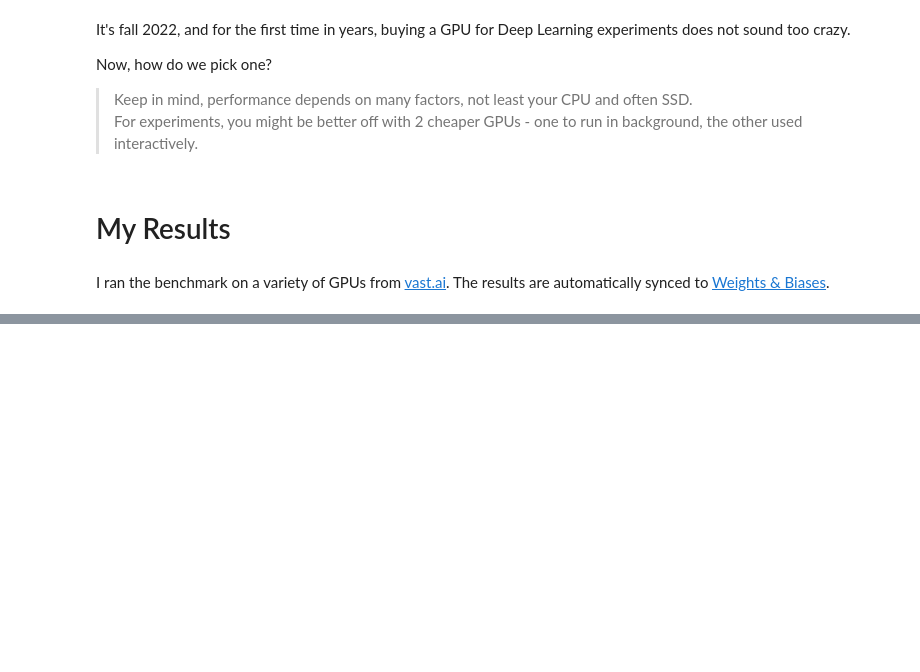
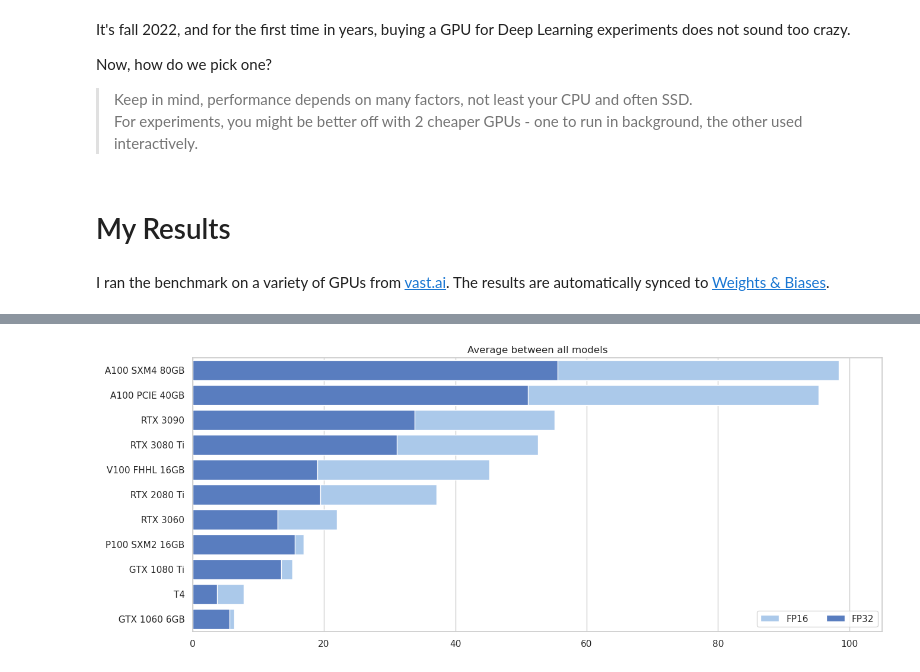
Before and after one commit to xl0/ready-steady-go, a Jupyter notebook: nbs/index.ipynb, the cells around one changed output, grey strips where cells are left out. Cells and saved outputs as stored; diff of their text form; code cells hidden in the pictures; blank space fills up the shorter version.

```diff
--- a/nbs/index.ipynb
+++ b/nbs/index.ipynb
@@ -88,0 +89,34 @@ for model in df.model.unique():
+# %%
+# |code-fold: true
+# |code-summary: "Average"
+# |eval: false
+
+f, ax = plt.subplots(figsize=(15, 6))
+
+tops = df.loc[max_bs_idx].sort_values("throughput", ascending=False)
+# tops
+
+
+fp16s = df.loc[max_bs_idx].query("fp16=='FP16'")
+grouped = fp16s.groupby(["device_name"], as_index=False)["throughput"]
+
+display_order = grouped.mean().sort_values("throughput", ascending=False)
+
+
+sns.set_color_codes("pastel")
+tt= sns.barplot(ax=ax, data=tops.loc[tops.fp16.eq('FP16')],
+            x="throughput", y="device_name", label="FP16", color="b", errwidth=0,
+            order=display_order.device_name)
+
+# f, ax = plt.subplots(figsize=(15, 6))
+
+sns.set_color_codes("muted")
+sns.barplot(ax=ax, data=tops.loc[tops.fp16.eq('FP32')],
+            x="throughput", y="device_name", label="FP32", color="b", errwidth=0,
+            order=display_order.device_name)
+
+
+ax.legend(ncol=2, loc="lower right", frameon=True)
+_ = ax.set(ylabel=None, xlabel=None, title="Average between all models")
+# %% [output]
+[figure, added]
```
Also changed, not shown: parts of 5 cells of this notebook, 9 other files.
